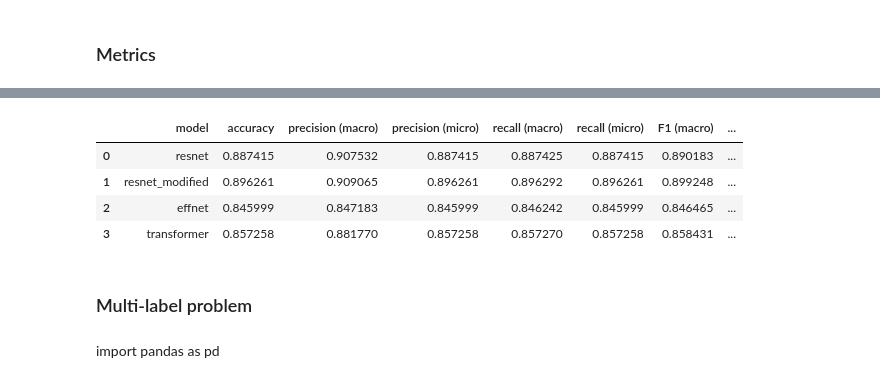
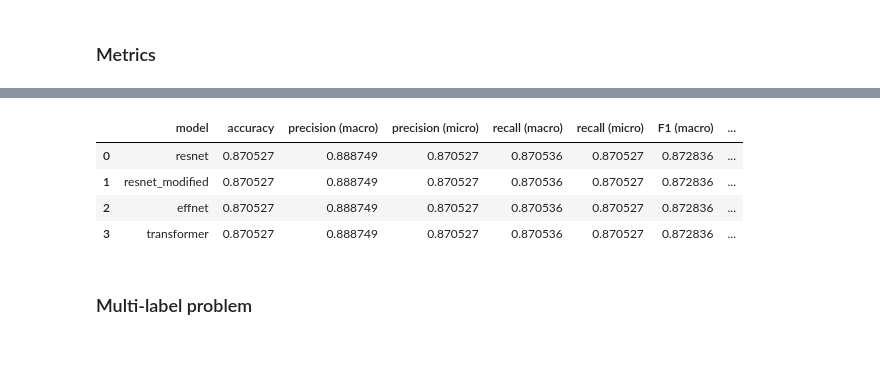
Before and after one commit to JuliaKudryavtseva/dl2023_project, a Jupyter notebook: evaluation.ipynb, the cells around one changed output, grey strips where cells are left out. Saved outputs shown, nothing was run; the diff lists cells and outputs as text; code cells hidden in the pictures; blank space fills up the shorter version.

```diff
--- a/evaluation.ipynb
+++ b/evaluation.ipynb
@@ -407,7 +40,0 @@ def count_params(model):
-# %%
-models = [resnet, resnet_modified, effnet, transformer]
-models_name = ['resnet: ', 'resnet_modified: ', 'effnet: ', 'transformer: ']
-
-
-for name, check_model in zip(models_name, models):
-    print(name, count_params(check_model) / 1000)
@@ -486,19 +133,16 @@ from tqdm import tqdm
+# %%
+metrics = [met for met in os.listdir('multi_class_output') if met[-11:]!='metrics.csv' and met[-3:]=='csv' ]
 # %%
-def eval_metrics(models, names, path='', multi_label=False):
+def eval_metrics(list_metrics, names, path='', multi_label=False):
 
     models_metrics=[]
 
-    for name, model in tqdm(zip(names, models)):
-        _, _, preds = Trainer(model,
-                              criteriation,
-                              device,
-                              train_dataloader,
-                              test_dataloader,
-                              num_train,
-                              num_test,
-                              multi_label).val()
+    for name, metric in zip(names, list_metrics):
 
         if not multi_label:
+
+            preds = pd.read_csv('multi_class_output/' + metric, names=['t', 'p'], skiprows=1)
+            preds = (preds['t'].values, preds['p'].values)
 
             accuracy = sklearn.metrics.accuracy_score(*preds)
             precis_macro = sklearn.metrics.precision_score(*preds, average='macro')
@@ -519,9 +163,10 @@ def eval_metrics(models, names, path='', multi_label=False):
 
 
         else:
+            preds = metric
             ex_r = sklearn.metrics.accuracy_score(*preds, normalize=True, sample_weight=None)
             hamm = sklearn.metrics.accuracy_score(*preds, normalize=True, sample_weight=None)
-            Recall = sklearn.metrics.precision_score(*preds, y_pred=y_pred, average='samples')
+            Recall = sklearn.metrics.precision_score(*preds, average='samples')
             Precision = sklearn.metrics.recall_score(*preds, average='samples')
             f1 = sklearn.metrics.f1_score(*preds, average='samples')
             models_metrics.append([name, ex_r, hamm, Recall, Precision, f1])
@@ -532,6 +177,10 @@ def eval_metrics(models, names, path='', multi_label=False):
 
 
     models_metrics = pd.DataFrame(models_metrics, columns=columns)
-    models_metrics.to_csv(path+'eval_result.csv', index=False)
+
+    if not multi_label:
+        models_metrics.to_csv(path+'eval_result_class.csv', index=False)
+    else:
+         models_metrics.to_csv(path+'eval_result_label.csv', index=False)
 
     return models_metrics
@@ -541,12 +187,13 @@ models_name = ['resnet', 'resnet_modified', 'effnet', 'transformer']
+# %%
+metrics = [metrics[0], metrics[0], metrics[0], metrics[0]]
+models_name = ['resnet', 'resnet_modified', 'effnet', 'transformer']
 # %%
-eval_metrics(models, models_name)
+eval_metrics(metrics, models_name)
 # %% [output]
 |  | model | accuracy | precision (macro) | precision (micro) | recall (macro) | recall (micro) | F1 (macro) | ... |
-| 0 | resnet | 0.887415 | 0.907532 | 0.887415 | 0.887425 | 0.887415 | 0.890183 | ... |
-| 1 | resnet_modified | 0.896261 | 0.909065 | 0.896261 | 0.896292 | 0.896261 | 0.899248 | ... |
-| 2 | effnet | 0.845999 | 0.847183 | 0.845999 | 0.846242 | 0.845999 | 0.846465 | ... |
-| 3 | transformer | 0.857258 | 0.881770 | 0.857258 | 0.857270 | 0.857258 | 0.858431 | ... |
+| 0 | resnet | 0.870527 | 0.888749 | 0.870527 | 0.870536 | 0.870527 | 0.872836 | ... |
+| 1 | resnet_modified | 0.870527 | 0.888749 | 0.870527 | 0.870536 | 0.870527 | 0.872836 | ... |
+| 2 | effnet | 0.870527 | 0.888749 | 0.870527 | 0.870536 | 0.870527 | 0.872836 | ... |
+| 3 | transformer | 0.870527 | 0.888749 | 0.870527 | 0.870536 | 0.870527 | 0.872836 | ... |
 # %% [markdown]
 ### Multi-label problem
-# %% [markdown]
-import pandas as pd
```
Also changed, not shown: parts of 116 cells of this notebook, 9 other files.
